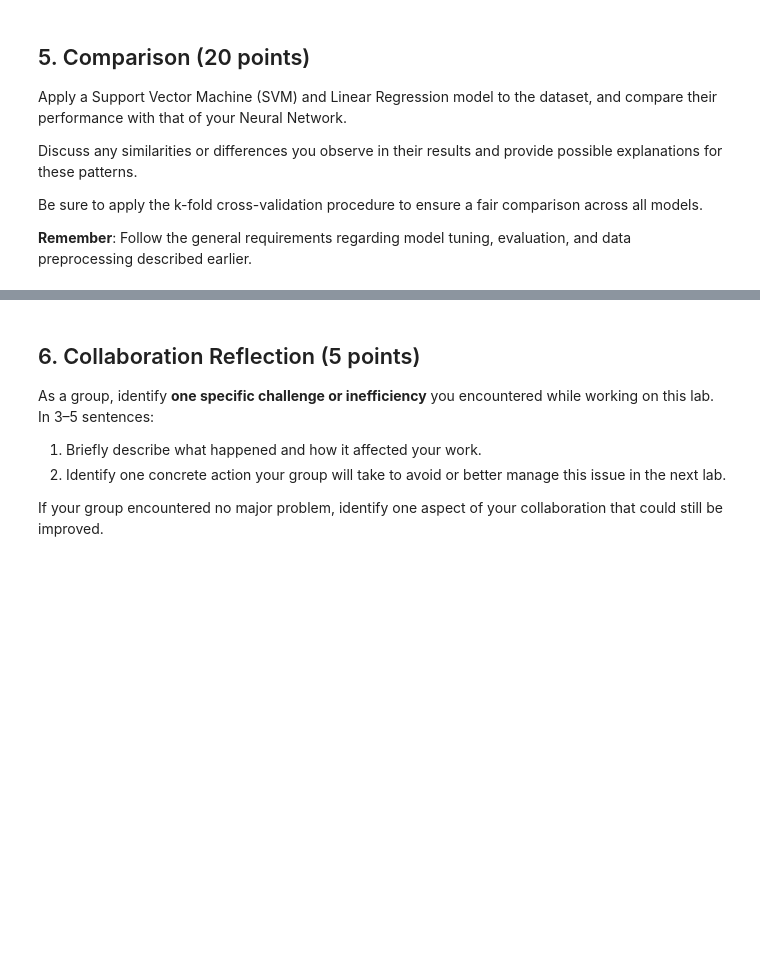
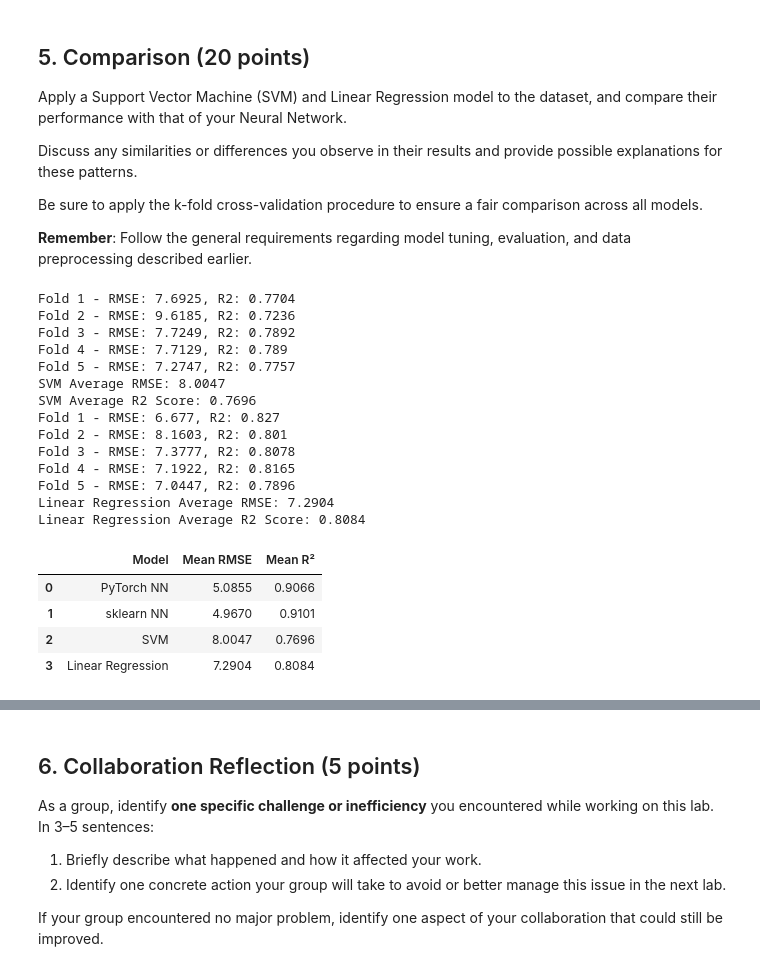
Before and after one commit to MaxGuryan9/Neural-Networks-Real-Data-DS4021, a Jupyter notebook: 05-neural-networks-real-data.ipynb, the cells around one changed output, grey strips where cells are left out. Saved outputs shown, nothing was run; the diff lists cells and outputs as text; code cells hidden in the pictures; blank space fills up the shorter version.

```diff
--- a/05-neural-networks-real-data.ipynb
+++ b/05-neural-networks-real-data.ipynb
@@ -370,7 +370,7 @@ class MLPEvaluator(CVEvaluator):
     def __init__(self, kf):
         super().__init__("sklearn MLP", kf)
 
-    def build_model(self):
+    def build_model(self)
         return MLPRegressor(
             hidden_layer_sizes=(64,32),
             activation='relu',
@@ -411,4 +411,54 @@ Be sure to apply the k-fold cross-validation procedure to ensure a fair comparis
 
 **Remember**: Follow the general requirements regarding model tuning, evaluation, and data preprocessing described earlier.
 # %%
-# USE AS MANY CELLS AS NEEDED
+from sklearn.svm import SVR
+from sklearn.linear_model import LinearRegression
+
+class SVMEvaluator(CVEvaluator):
+    def build_model(self):
+        return SVR(kernel="rbf")
+
+class LinearEvaluator(CVEvaluator):
+    def build_model(self):
+        return LinearRegression()
+
+svm_eval = SVMEvaluator("SVM", kf).evaluate(X_all, y_all)
+linear_eval = LinearEvaluator("Linear Regression", kf).evaluate(X_all, y_all)
+
+comparison = pd.DataFrame({
+    "Model": ["PyTorch NN", "sklearn NN", "SVM", "Linear Regression"],
+    "Mean RMSE": [
+        np.mean(rmse_scores),
+        np.mean(mlp_eval.rmse_scores),
+        np.mean(svm_eval.rmse_scores),
+        np.mean(linear_eval.rmse_scores)
+    ],
+    "Mean R²": [
+        np.mean(r2_scores),
+        np.mean(mlp_eval.r2_scores),
+        np.mean(svm_eval.r2_scores),
+        np.mean(linear_eval.r2_scores)
+    ]
+})
+
+display(comparison.round(4))
+# %% [output]
+Fold 1 - RMSE: 7.6925, R2: 0.7704
+Fold 2 - RMSE: 9.6185, R2: 0.7236
+Fold 3 - RMSE: 7.7249, R2: 0.7892
+Fold 4 - RMSE: 7.7129, R2: 0.789
+Fold 5 - RMSE: 7.2747, R2: 0.7757
+SVM Average RMSE: 8.0047
+SVM Average R2 Score: 0.7696
+Fold 1 - RMSE: 6.677, R2: 0.827
+Fold 2 - RMSE: 8.1603, R2: 0.801
+Fold 3 - RMSE: 7.3777, R2: 0.8078
+Fold 4 - RMSE: 7.1922, R2: 0.8165
+Fold 5 - RMSE: 7.0447, R2: 0.7896
+Linear Regression Average RMSE: 7.2904
+Linear Regression Average R2 Score: 0.8084
+|  | Model | Mean RMSE | Mean R² |
+| 0 | PyTorch NN | 5.0855 | 0.9066 |
+| 1 | sklearn NN | 4.9670 | 0.9101 |
+| 2 | SVM | 8.0047 | 0.7696 |
+| 3 | Linear Regression | 7.2904 | 0.8084 |
```
Also changed, not shown: parts of 5 cells of this notebook.
